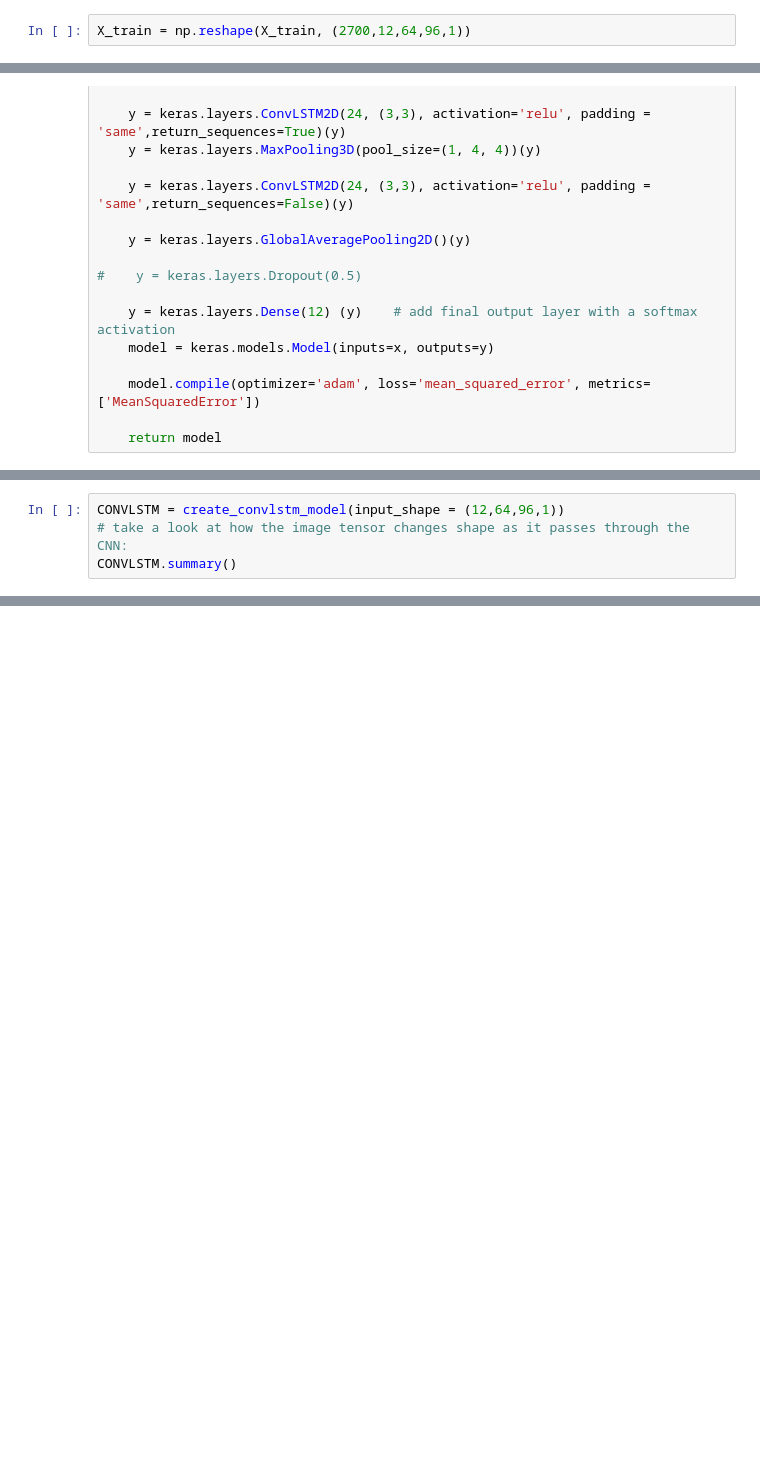
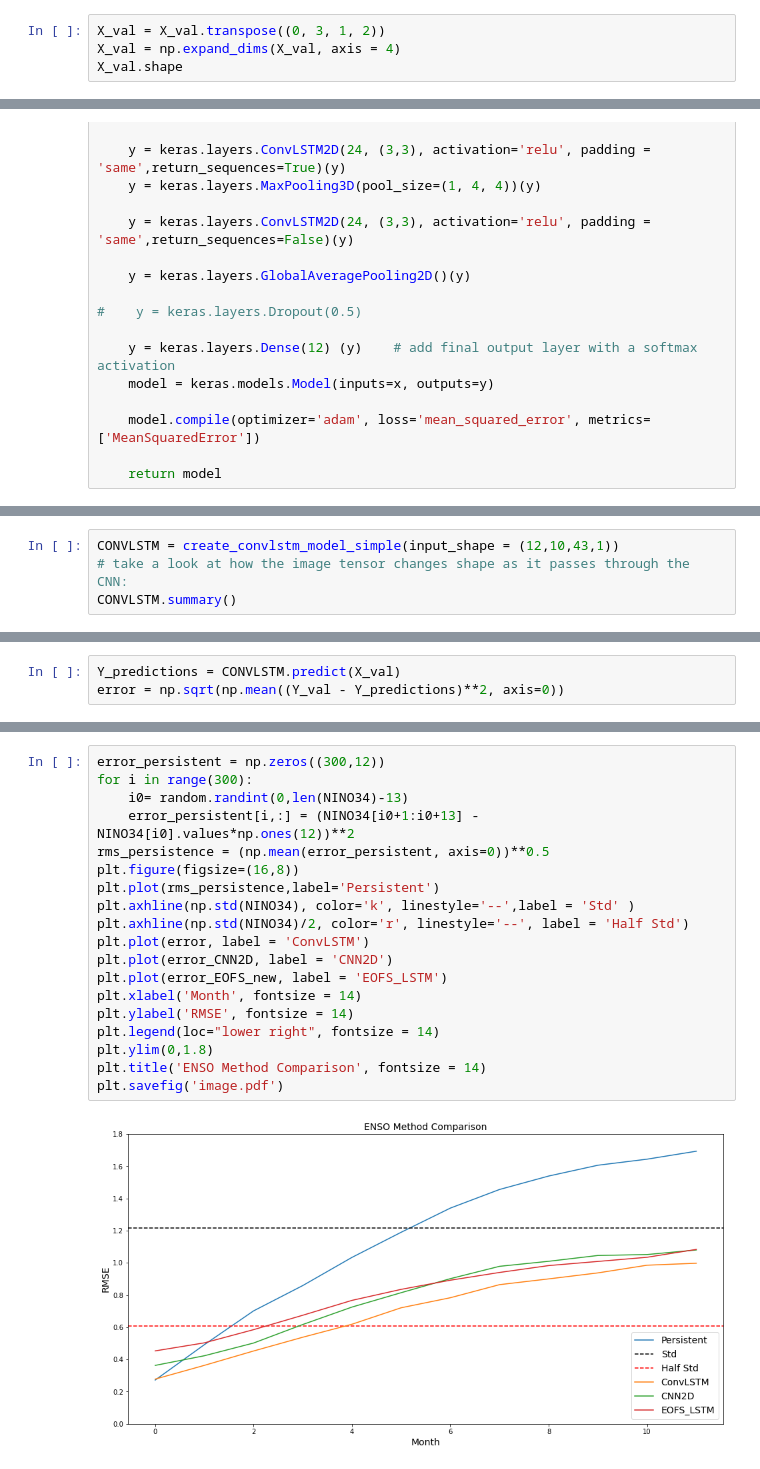
Before and after one commit to oceanhackweek/ohw22-proj-ENSO_Prediction, a Jupyter notebook: contributors/ModelCONVLSTM.ipynb, the cells around one changed output, grey strips where cells are left out. Saved outputs shown, nothing was run; the diff lists cells and outputs as text; blank space fills up the shorter version.

```diff
--- a/contributors/ModelCONVLSTM.ipynb
+++ b/contributors/ModelCONVLSTM.ipynb
@@ -19,2 +23,4 @@ X_train.shape
-# %%
-X_train = np.reshape(X_train, (2700,12,64,96,1))
+# %%
+X_val = X_val.transpose((0, 3, 1, 2))
+X_val = np.expand_dims(X_val, axis = 4)
+X_val.shape
@@ -44,5 +75,5 @@ def create_convlstm_model(input_shape):
 # %%
-CONVLSTM = create_convlstm_model(input_shape = (12,64,96,1))
+CONVLSTM = create_convlstm_model_simple(input_shape = (12,10,43,1))
 # take a look at how the image tensor changes shape as it passes through the CNN:
 CONVLSTM.summary()
 # %% [output]
@@ -73,0 +121,3 @@ KeyboardInterrupt:
+# %%
+Y_predictions = CONVLSTM.predict(X_val)
+error = np.sqrt(np.mean((Y_val - Y_predictions)**2, axis=0))
@@ -73,0 +167,21 @@ KeyboardInterrupt:
+# %%
+error_persistent = np.zeros((300,12))
+for i in range(300):
+    i0= random.randint(0,len(NINO34)-13)
+    error_persistent[i,:] = (NINO34[i0+1:i0+13] - NINO34[i0].values*np.ones(12))**2
+rms_persistence = (np.mean(error_persistent, axis=0))**0.5
+plt.figure(figsize=(16,8))
+plt.plot(rms_persistence,label='Persistent')
+plt.axhline(np.std(NINO34), color='k', linestyle='--',label = 'Std' )
+plt.axhline(np.std(NINO34)/2, color='r', linestyle='--', label = 'Half Std')
+plt.plot(error, label = 'ConvLSTM')
+plt.plot(error_CNN2D, label = 'CNN2D')
+plt.plot(error_EOFS_new, label = 'EOFS_LSTM')
+plt.xlabel('Month', fontsize = 14)
+plt.ylabel('RMSE', fontsize = 14)
+plt.legend(loc="lower right", fontsize = 14)
+plt.ylim(0,1.8)
+plt.title('ENSO Method Comparison', fontsize = 14)
+plt.savefig('image.pdf')
+# %% [output]
+[figure, added]
```
Also changed, not shown: parts of 11 cells of this notebook.
